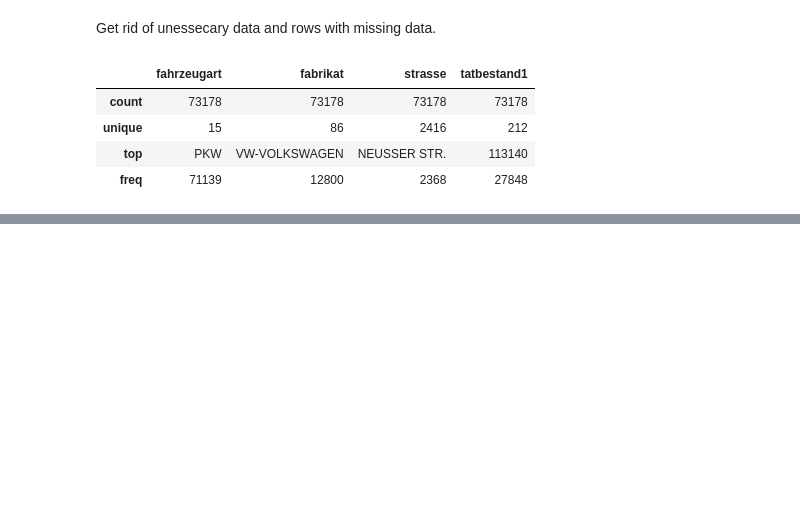
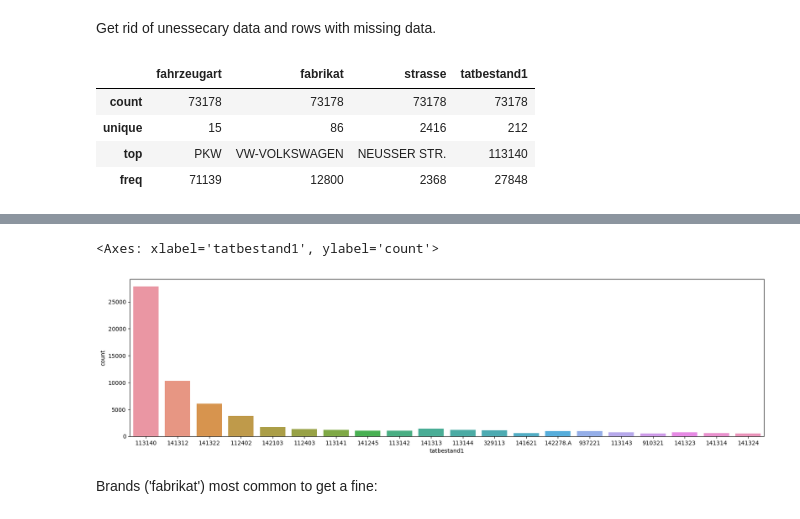
Before and after one commit to JobstHanna/2023-amse-template, a Jupyter notebook: exploration.ipynb, the cells around one changed output, grey strips where cells are left out. Drawn from its saved outputs; the diff is of its cells as text; code cells hidden in the pictures; blank space fills up the shorter version.

```diff
--- a/exploration.ipynb
+++ b/exploration.ipynb
@@ -173,0 +292,10 @@ Name: count, Length: 213, dtype: int64
+# %%
+df4 = df18.query("tatbestand1 == '113140' | tatbestand1 == '141312' | tatbestand1 == '141322' | tatbestand1 == '112402' | tatbestand1 == '142103' | tatbestand1 == '112403' | tatbestand1 == '141313' | tatbestand1 == '113141' | tatbestand1 == '113142' | tatbestand1 == '141245' | tatbestand1 == '113144' | tatbestand1 == '141621' | tatbestand1 == '937221' | tatbestand1 == '142278.A' | tatbestand1 == '329113' | tatbestand1 == '113143' | tatbestand1 == '141323' | tatbestand1 == '141314' | tatbestand1 == '910321' | tatbestand1 == '141324' ")
+
+f,ax = plt.subplots(figsize=(20,5))
+sns.countplot(x = 'tatbestand1', data = df4, order=df1['tatbestand1'].value_counts().index)
+# %% [output]
+<Axes: xlabel='tatbestand1', ylabel='count'>
+[figure, added]
+# %% [markdown]
+Brands ('fabrikat') most common to get a fine:
```
Also changed, not shown: parts of 24 cells of this notebook, 4 other files.
